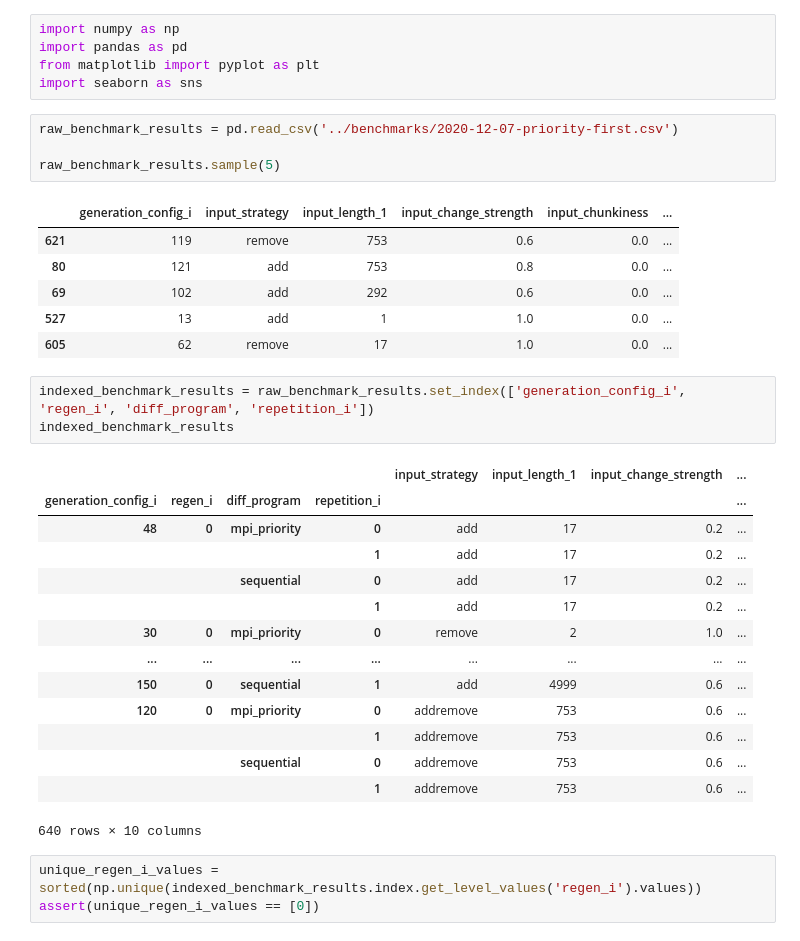
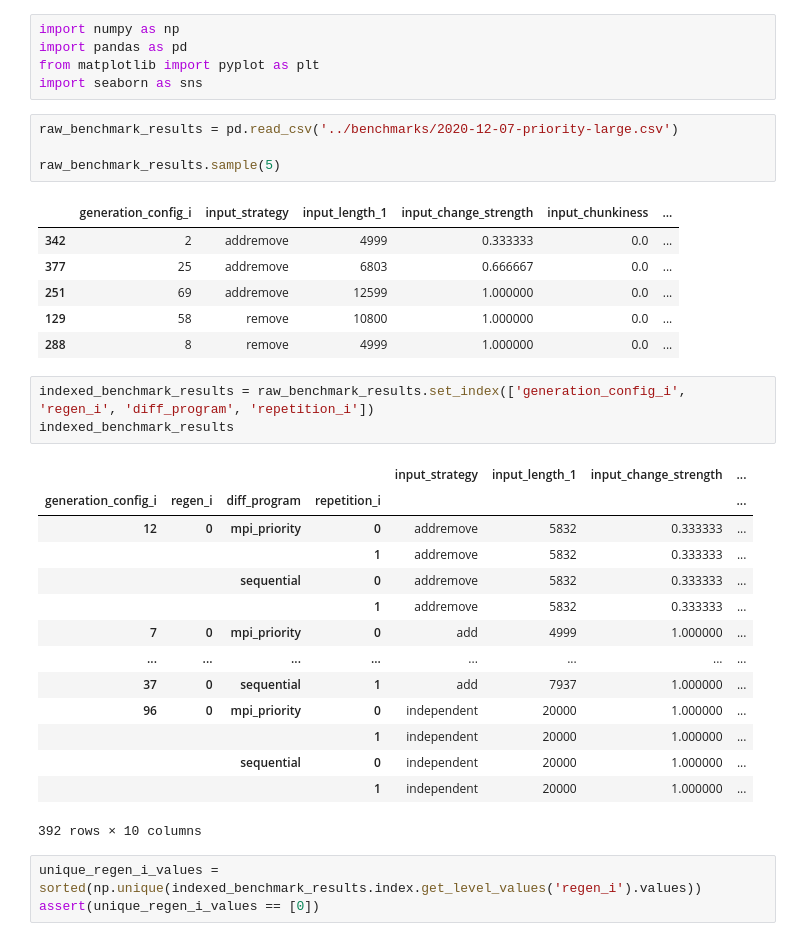
Before and after one commit to tehwalris/mpi-myers-diff, a Jupyter notebook: notebooks/benchmark_analysis_priority.ipynb, the cells around one changed output. Drawn from its saved outputs; the diff is of its cells as text.

```diff
--- a/notebooks/benchmark_analysis_priority.ipynb
+++ b/notebooks/benchmark_analysis_priority.ipynb
@@ -4,34 +4,34 @@ import pandas as pd
 from matplotlib import pyplot as plt
 import seaborn as sns
 # %%
-raw_benchmark_results = pd.read_csv('../benchmarks/2020-12-07-priority-first.csv')
+raw_benchmark_results = pd.read_csv('../benchmarks/2020-12-07-priority-large.csv')
 
 raw_benchmark_results.sample(5)
 # %% [output]
 |  | generation_config_i | input_strategy | input_length_1 | input_change_strength | input_chunkiness | ... |
-| 621 | 119 | remove | 753 | 0.6 | 0.0 | ... |
-| 80 | 121 | add | 753 | 0.8 | 0.0 | ... |
-| 69 | 102 | add | 292 | 0.6 | 0.0 | ... |
-| 527 | 13 | add | 1 | 1.0 | 0.0 | ... |
-| 605 | 62 | remove | 17 | 1.0 | 0.0 | ... |
+| 342 | 2 | addremove | 4999 | 0.333333 | 0.0 | ... |
+| 377 | 25 | addremove | 6803 | 0.666667 | 0.0 | ... |
+| 251 | 69 | addremove | 12599 | 1.000000 | 0.0 | ... |
+| 129 | 58 | remove | 10800 | 1.000000 | 0.0 | ... |
+| 288 | 8 | remove | 4999 | 1.000000 | 0.0 | ... |
 # %%
 indexed_benchmark_results = raw_benchmark_results.set_index(['generation_config_i', 'regen_i', 'diff_program', 'repetition_i'])
 indexed_benchmark_results
 # %% [output]
 |  |  |  |  | input_strategy | input_length_1 | input_change_strength | ... |
 | generation_config_i | regen_i | diff_program | repetition_i |  |  |  | ... |
-| 48 | 0 | mpi_priority | 0 | add | 17 | 0.2 | ... |
-|  |  |  | 1 | add | 17 | 0.2 | ... |
-|  |  | sequential | 0 | add | 17 | 0.2 | ... |
-|  |  |  | 1 | add | 17 | 0.2 | ... |
-| 30 | 0 | mpi_priority | 0 | remove | 2 | 1.0 | ... |
+| 12 | 0 | mpi_priority | 0 | addremove | 5832 | 0.333333 | ... |
+|  |  |  | 1 | addremove | 5832 | 0.333333 | ... |
+|  |  | sequential | 0 | addremove | 5832 | 0.333333 | ... |
+|  |  |  | 1 | addremove | 5832 | 0.333333 | ... |
+| 7 | 0 | mpi_priority | 0 | add | 4999 | 1.000000 | ... |
 | ... | ... | ... | ... | ... | ... | ... | ... |
-| 150 | 0 | sequential | 1 | add | 4999 | 0.6 | ... |
-| 120 | 0 | mpi_priority | 0 | addremove | 753 | 0.6 | ... |
-|  |  |  | 1 | addremove | 753 | 0.6 | ... |
-|  |  | sequential | 0 | addremove | 753 | 0.6 | ... |
-|  |  |  | 1 | addremove | 753 | 0.6 | ... |
+| 37 | 0 | sequential | 1 | add | 7937 | 1.000000 | ... |
+| 96 | 0 | mpi_priority | 0 | independent | 20000 | 1.000000 | ... |
+|  |  |  | 1 | independent | 20000 | 1.000000 | ... |
+|  |  | sequential | 0 | independent | 20000 | 1.000000 | ... |
+|  |  |  | 1 | independent | 20000 | 1.000000 | ... |
-640 rows × 10 columns
+392 rows × 10 columns
 # %%
 unique_regen_i_values = sorted(np.unique(indexed_benchmark_results.index.get_level_values('regen_i').values))
 assert(unique_regen_i_values == [0])
```
Also changed, not shown: parts of 5 cells of this notebook, 1 other file.
